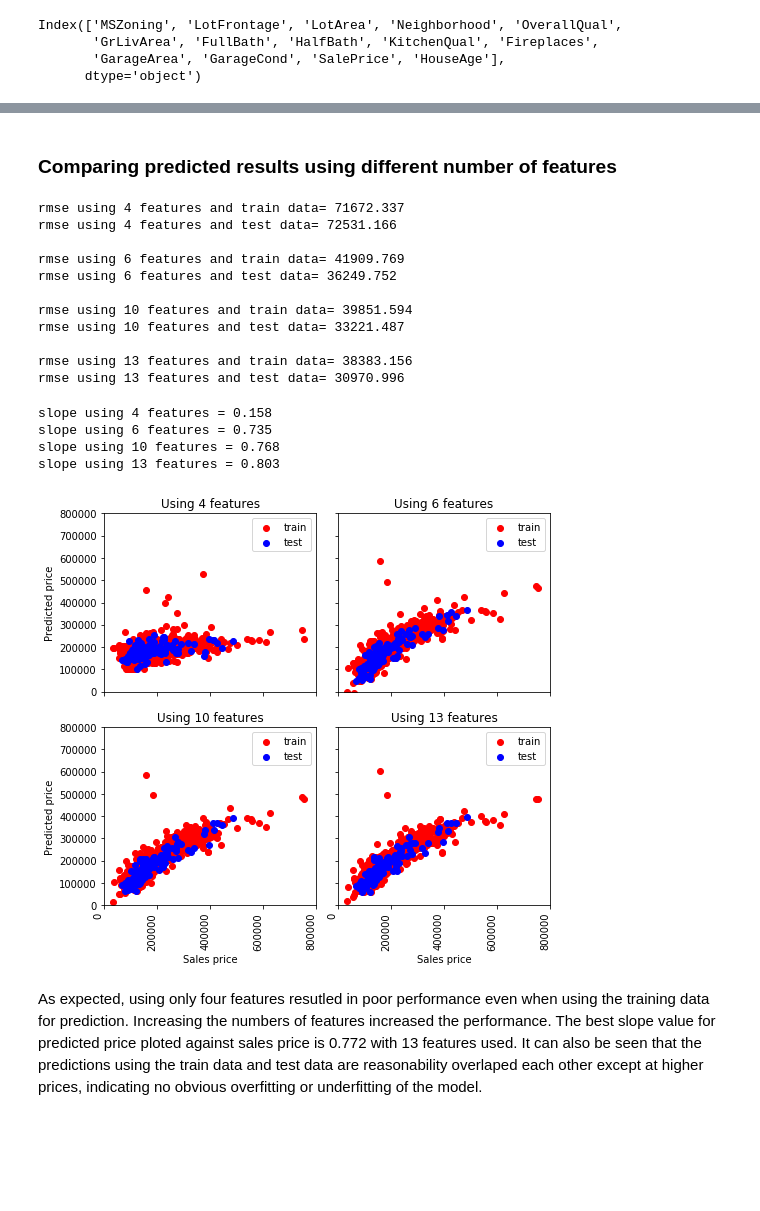
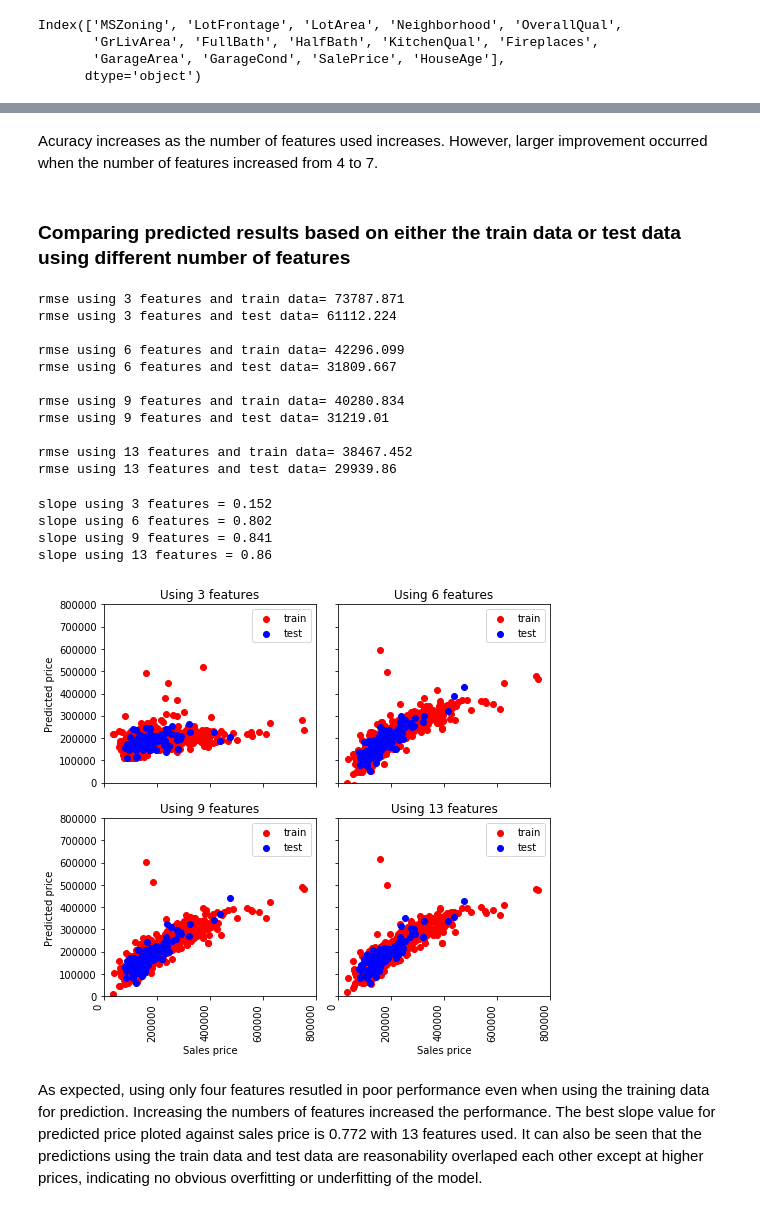
Before and after one commit to Xuehong-pdx/Projects, a Jupyter notebook: Price prediction using multiple ML algorythms.ipynb, the cells around one changed output, grey strips where cells are left out. Saved outputs shown, nothing was run; the diff lists cells and outputs as text; code cells hidden in the pictures; blank space fills up the shorter version.

```diff
--- a/Price prediction using multiple ML algorythms.ipynb
+++ b/Price prediction using multiple ML algorythms.ipynb
@@ -587,3 +584,5 @@ print(test.shape)
+# %% [markdown]
+Acuracy increases as the number of features used increases.  However, larger improvement occurred when the number of features increased from 4 to 7.
 # %%
 # Use separate function to train model with train data then predicting using either the testing data or the train data.
 
@@ -607,92 +606,92 @@ def train_test(train, features):
     rmse = np.sqrt(mse)
     return te_predictions, rmse
 # %% [markdown]
-### Comparing predicted results using different number of features
+### Comparing predicted results based on either the train data or test data using different number of features
 # %%
 # Using 4 features
-tr_predictions4, tr_rmse4 = train_train(train, features[0:4])
-te_predictions4, te_rmse4 = train_test(train, features[0:4])
+tr_predictions3, tr_rmse3 = train_train(train, features[0:3])
+te_predictions3, te_rmse3 = train_test(train, features[0:3])
 
 # Using 6 features
 tr_predictions6, tr_rmse6 = train_train(train, features[0:6])
 te_predictions6, te_rmse6 = train_test(train, features[0:6])
 
 # Using 10 features
-tr_predictions10, tr_rmse10 = train_train(train, features[0:10])
-te_predictions10, te_rmse10 = train_test(train, features[0:10])
+tr_predictions9, tr_rmse9 = train_train(train, features[0:9])
+te_predictions9, te_rmse9 = train_test(train, features[0:9])
 
 # Using 13 features
 tr_predictions13, tr_rmse13 = train_train(train, features[0:13])
 te_predictions13, te_rmse13 = train_test(train, features[0:13])
 
-print(f'rmse using 4 features and train data= {round(tr_rmse4, 3)}')
-print(f'rmse using 4 features and test data= {round(te_rmse4, 3)}', '\n')
+print(f'rmse using 3 features and train data= {round(tr_rmse3, 3)}')
+print(f'rmse using 3 features and test data= {round(te_rmse3, 3)}', '\n')
 print(f'rmse using 6 features and train data= {round(tr_rmse6, 3)}')
 print(f'rmse using 6 features and test data= {round(te_rmse6, 3)}', '\n')
-print(f'rmse using 10 features and train data= {round(tr_rmse10, 3)}')
-print(f'rmse using 10 features and test data= {round(te_rmse10, 3)}', '\n')
+print(f'rmse using 9 features and train data= {round(tr_rmse9, 3)}')
+print(f'rmse using 9 features and test data= {round(te_rmse9, 3)}', '\n')
 print(f'rmse using 13 features and train data= {round(tr_rmse13, 3)}')
 print(f'rmse using 13 features and test data= {round(te_rmse13, 3)}')
 # %% [output]
-rmse using 4 features and train data= 71672.337
-rmse using 4 features and test data= 72531.166
+rmse using 3 features and train data= 73787.871
+rmse using 3 features and test data= 61112.224
 
-rmse using 6 features and train data= 41909.769
-rmse using 6 features and test data= 36249.752
+rmse using 6 features and train data= 42296.099
+rmse using 6 features and test data= 31809.667
 
-rmse using 10 features and train data= 39851.594
-rmse using 10 features and test data= 33221.487
+rmse using 9 features and train data= 40280.834
+rmse using 9 features and test data= 31219.01
 
-rmse using 13 features and train data= 38383.156
-rmse using 13 features and test data= 30970.996
+rmse using 13 features and train data= 38467.452
+rmse using 13 features and test data= 29939.86
 # %%
 fig, [[ax1, ax2],[ax3, ax4]] = plt.subplots(2, 2, figsize=(8,8), sharex=True, sharey=True)
 fig.subplots_adjust(hspace=0.2, wspace=0.1)
 fig.autofmt_xdate(rotation=90)
 
-ax1.scatter(train.SalePrice,  tr_predictions4, color = 'red', label='train')
-ax1.scatter(test.SalePrice,  te_predictions4, color = 'blue', label = 'test')
+ax1.scatter(train.SalePrice,  tr_predictions3, color = 'red', label='train')
+ax1.scatter(test.SalePrice,  te_predictions3, color = 'blue', label = 'test')
 ax1.set_ylabel('Predicted price')
 ax1.set_xlim(0,800000)
 ax1.set_ylim(0,800000)
-ax1.title.set_text('Using 4 features')
+ax1.title.set_text('Using 3 features')
 ax1.legend(loc='upper right')
 m, b = np.polyfit(test.SalePrice,  te_predictions4, 1)
-print(f'slope using 4 features = {round(m, 3)}')
+print(f'slope using 3 features = {round(m, 3)}')
 
 ax2.scatter(train.SalePrice,  tr_predictions6, color = 'red', label='train')
 ax2.scatter(test.SalePrice,  te_predictions6, color = 'blue',label = 'test')
 ax2.title.set_text('Using 6 features')
 ax2.legend(loc='upper right')
 m, b = np.polyfit(test.SalePrice,  te_predictions6, 1)
 print(f'slope using 6 features = {round(m, 3)}')
 
-ax3.scatter(train.SalePrice,  tr_predictions10, color = 'red', label='train')
-ax3.scatter(test.SalePrice,  te_predictions10, color = 'blue',label = 'test')
+ax3.scatter(train.SalePrice,  tr_predictions9, color = 'red', label='train')
+ax3.scatter(test.SalePrice,  te_predictions9, color = 'blue',label = 'test')
 ax3.set_xlabel('Sales price')
 ax3.set_ylabel('Predicted price')
 ax3.set_xlim(0,800000)
 ax3.set_ylim(0,800000)
-ax3.title.set_text('Using 10 features')
+ax3.title.set_text('Using 9 features')
 ax3.legend(loc='upper right')
-m, b = np.polyfit(test.SalePrice,  te_predictions10, 1)
-print(f'slope using 10 features = {round(m, 3)}')
+m_LG9, b = np.polyfit(test.SalePrice,  te_predictions9, 1)
+print(f'slope using 9 features = {round(m_LG9, 3)}')
 
 ax4.scatter(train.SalePrice,  tr_predictions13, color = 'red', label='train')
 ax4.scatter(test.SalePrice,  te_predictions13, color = 'blue',label = 'test')
 ax4.set_xlabel('Sales price')
 ax4.title.set_text('Using 13 features')
 ax4.legend(loc='upper right')
 m, b = np.polyfit(test.SalePrice,  te_predictions13, 1)
 print(f'slope using 13 features = {round(m, 3)}', '\n')
 
 handles, labels = ax1.get_legend_handles_labels()
 # %% [output]
-slope using 4 features = 0.158
-slope using 6 features = 0.735
-slope using 10 features = 0.768
-slope using 13 features = 0.803
+slope using 3 features = 0.152
+slope using 6 features = 0.802
+slope using 9 features = 0.841
+slope using 13 features = 0.86
-[figure, old version]
+[figure, new version]
 # %% [markdown]
 As expected, using only four features resutled in poor performance even when using the training data for prediction.  Increasing the numbers of features increased the performance.  The best slope value for predicted price ploted against sales price is 0.772 with 13 features used.  It can also be seen that the predictions using the train data and test data are reasonability overlaped each other except at higher prices, indicating no obvious overfitting or underfitting of the model.
 # %% [markdown]
```
Also changed, not shown: parts of 19 cells of this notebook.
